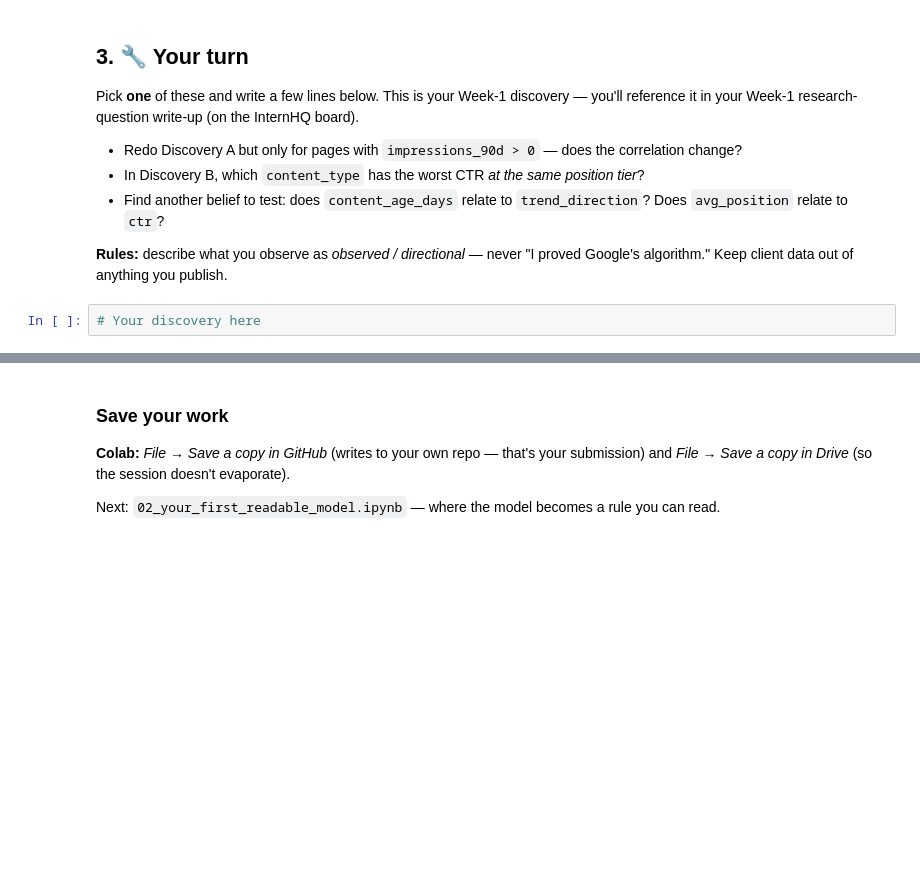
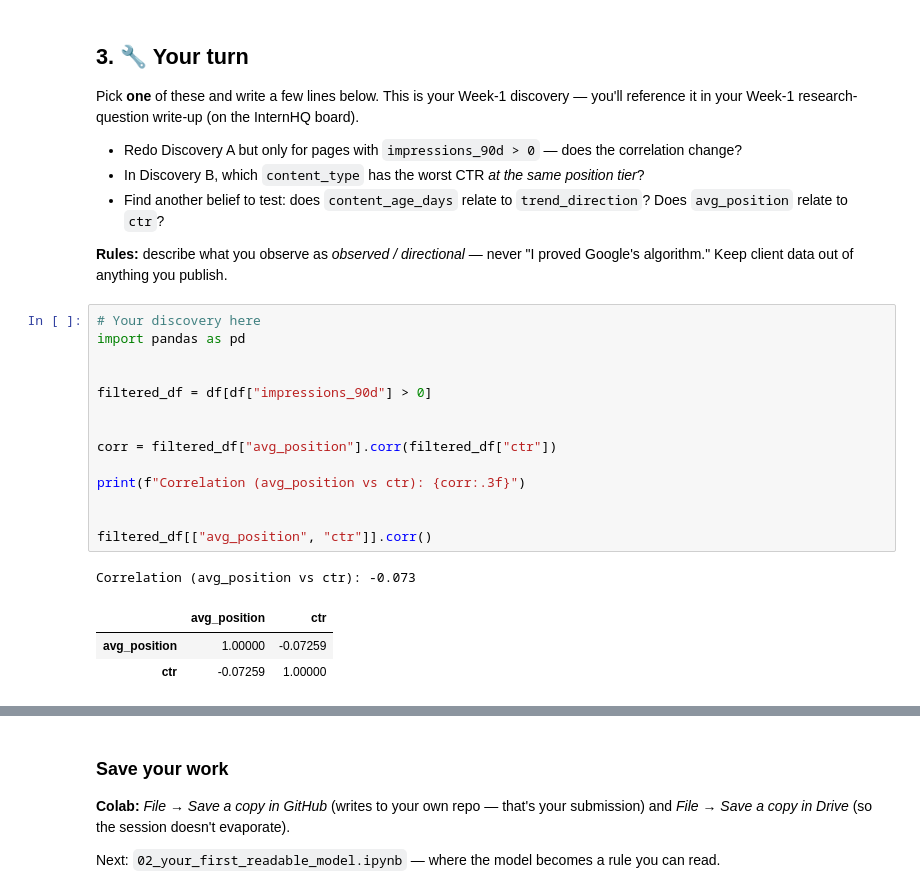
Before and after one commit to tejas-maurya/flyrank-inernship, a Jupyter notebook: notebooks/01_first_look_and_discovery.ipynb, the cells around one changed output, grey strips where cells are left out. Saved outputs shown, nothing was run; the diff lists cells and outputs as text; blank space fills up the shorter version.

```diff
--- a/notebooks/01_first_look_and_discovery.ipynb
+++ b/notebooks/01_first_look_and_discovery.ipynb
@@ -97,5 +153,22 @@ Pick **one** of these and write a few lines below. This is your Week-1 discovery
 - Find another belief to test: does `content_age_days` relate to `trend_direction`? Does `avg_position` relate to `ctr`?
 
 **Rules:** describe what you observe as *observed / directional* — never "I proved Google's algorithm." Keep client data out of anything you publish.
-# %%
-# Your discovery here
+# %%
+# Your discovery here
+import pandas as pd
+
+
+filtered_df = df[df["impressions_90d"] > 0]
+
+
+corr = filtered_df["avg_position"].corr(filtered_df["ctr"])
+
+print(f"Correlation (avg_position vs ctr): {corr:.3f}")
+
+
+filtered_df[["avg_position", "ctr"]].corr()
+# %% [output]
+Correlation (avg_position vs ctr): -0.073
+|  | avg_position | ctr |
+| avg_position | 1.00000 | -0.07259 |
+| ctr | -0.07259 | 1.00000 |
```
Also changed, not shown: parts of 11 cells of this notebook.
